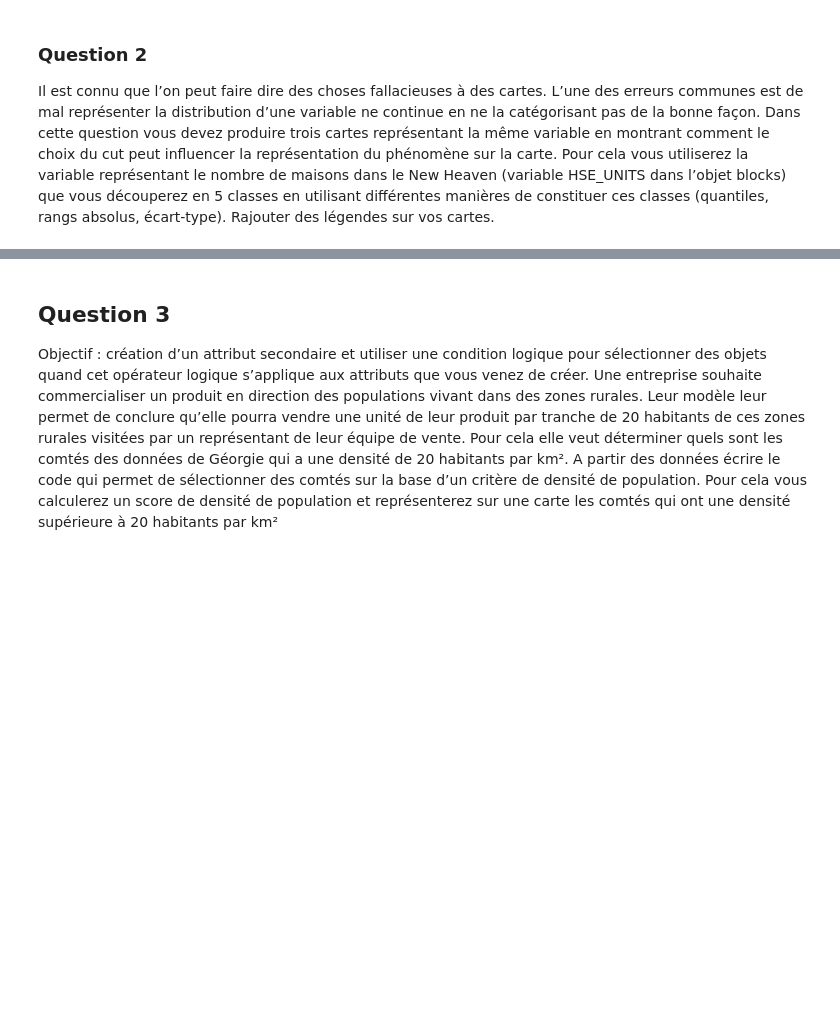
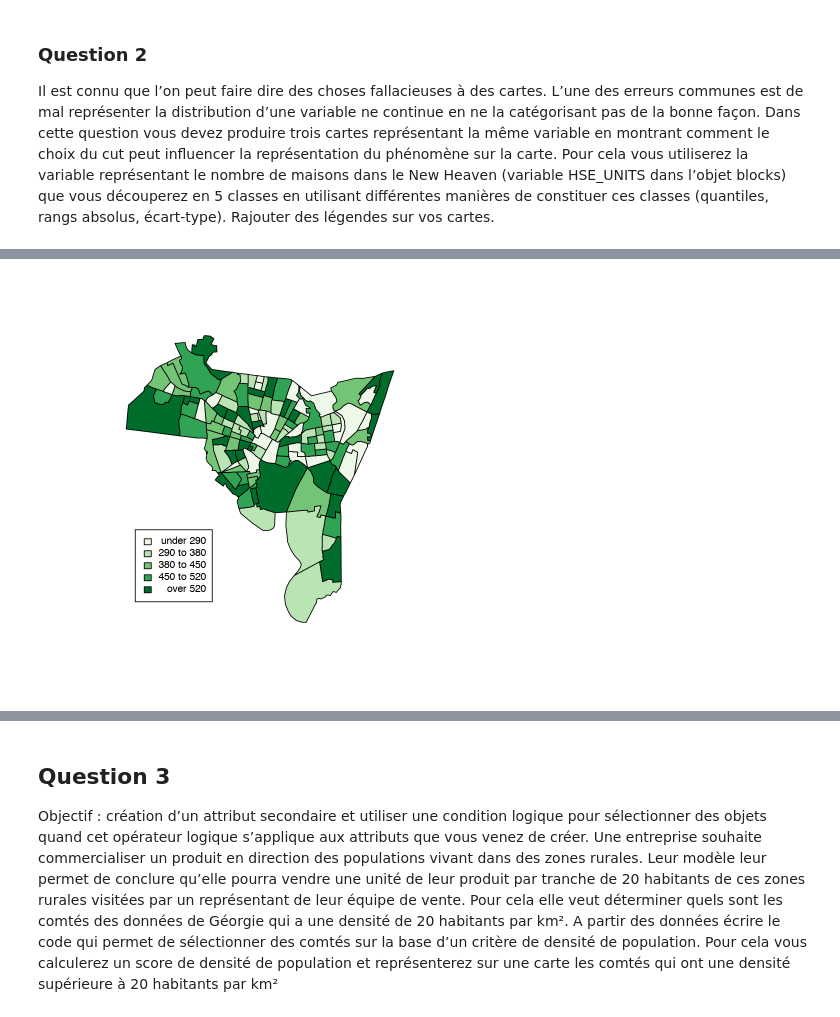
Before and after one commit to abdoulsn/spatial-econometrics, a Jupyter notebook: 00.manipulation_donnees_spatialesR.ipynb, the cells around one changed output, grey strips where cells are left out. Drawn from its saved outputs; the diff is of its cells as text; code cells hidden in the pictures; blank space fills up the shorter version.

```diff
--- a/00.manipulation_donnees_spatialesR.ipynb
+++ b/00.manipulation_donnees_spatialesR.ipynb
@@ -109,0 +132,7 @@ data(newhaven)      # to load the New Haven dat
+# %%
+# b. Avec quartiles
+nbr_maison.cat2 = auto.shading(blocks$HSE_UNITS, cutter = quantileCuts, n = 5, cols = brewer.pal(5,"Greens"))
+choropleth(blocks, blocks$HSE_UNITS, shading = nbr_maison.cat2)
+choro.legend(533000,161000,nbr_maison.cat2)
+# %% [output]
+[figure, added]
```
Also changed, not shown: parts of 9 cells of this notebook.
